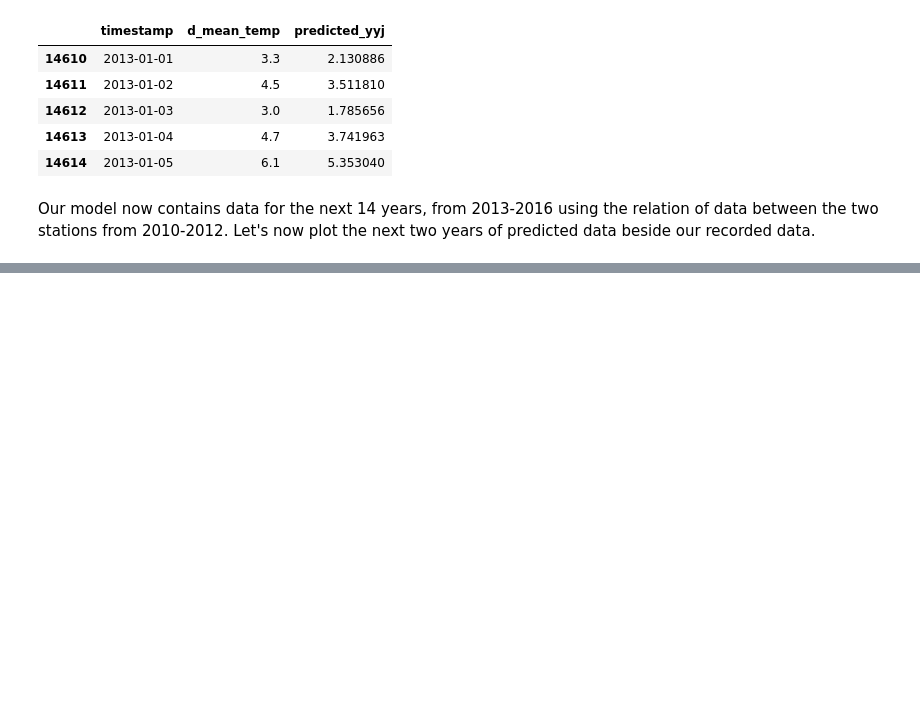
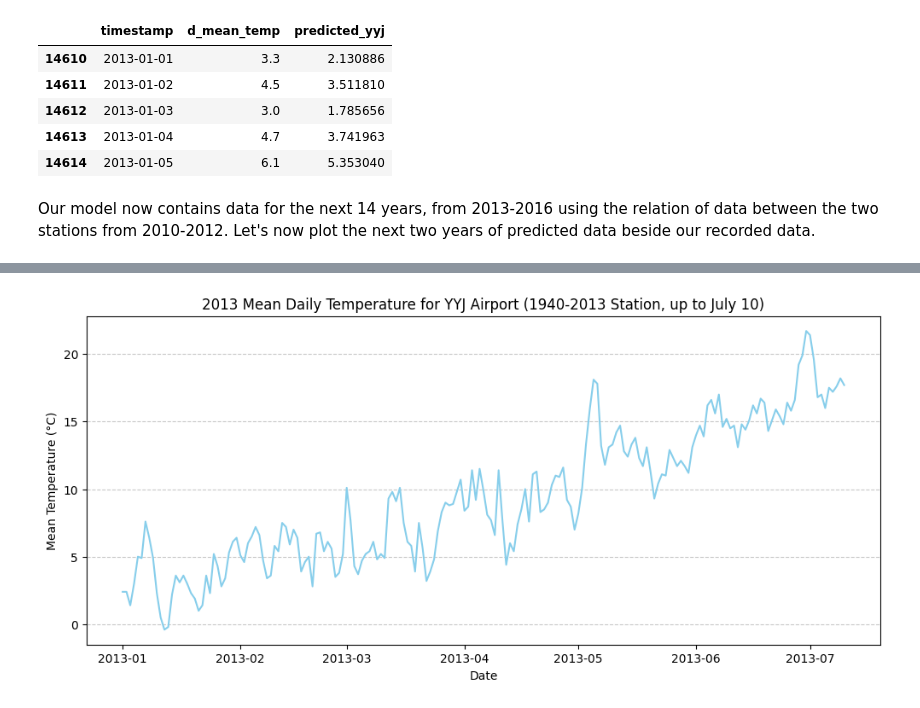
Before and after one commit to MantaHonk/EOS_Weather_Data_Analysis, a Jupyter notebook: Term_Project.ipynb, the cells around one changed output, grey strips where cells are left out. Cells and saved outputs as stored; diff of their text form; code cells hidden in the pictures; blank space fills up the shorter version.

```diff
--- a/Term_Project.ipynb
+++ b/Term_Project.ipynb
@@ -488,0 +461,13 @@ px.bar(temp_df_yyj_new[temp_df_yyj_new['year'] == 2013], x="timestamp", y="d_mea
+# %%
+cutoff_date = pd.Timestamp('2013-07-10')
+df_YYJ_2013_old_station_part = df_YYJ[(df_YYJ['year'] == 2013) & (df_YYJ['timestamp'] <= cutoff_date)].copy()
+
+plt.figure(figsize=(12, 5))
+plt.plot(df_YYJ_2013_old_station_part['timestamp'], df_YYJ_2013_old_station_part['d_mean_temp'], color='skyblue')
+plt.title("2013 Mean Daily Temperature for YYJ Airport (1940-2013 Station, up to July 10)")
+plt.xlabel("Date")
+plt.ylabel("Mean Temperature (°C)")
+plt.grid(axis='y', linestyle='--', alpha=0.7)
+plt.show()
+# %% [output]
+[figure, added]
```
Also changed, not shown: parts of 17 cells of this notebook.
